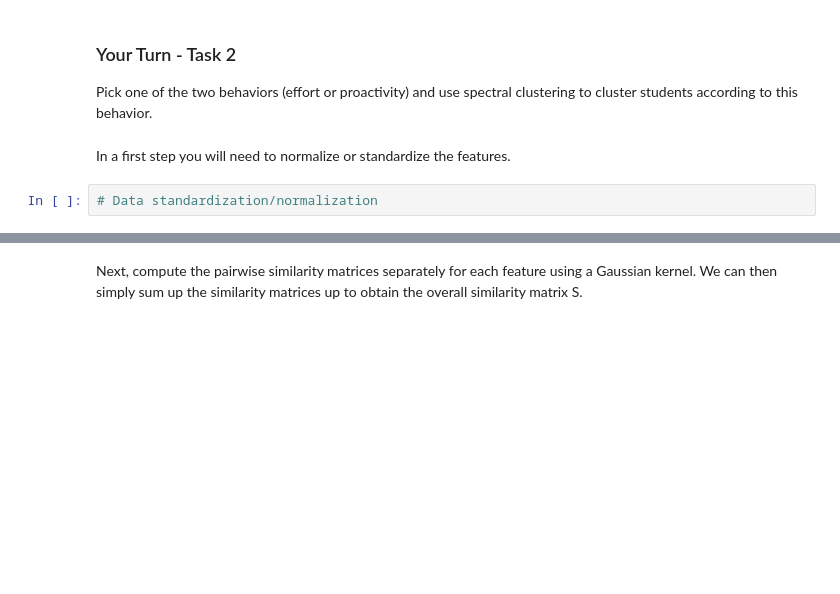
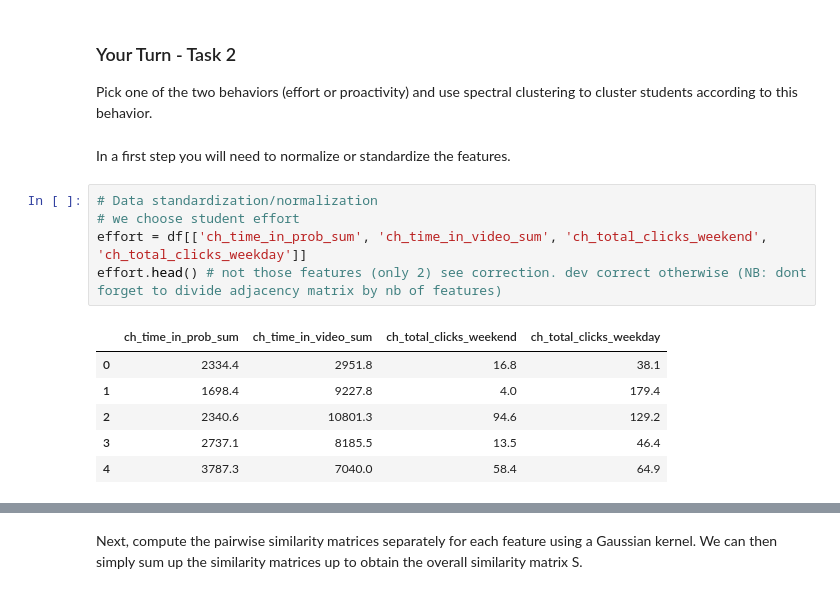
Before and after one commit to Maximelel/MLBD_course, a Jupyter notebook: lectures/week-10/10-student-version.ipynb, the cells around one changed output, grey strips where cells are left out. Drawn from its saved outputs; the diff is of its cells as text; blank space fills up the shorter version.

```diff
--- a/lectures/week-10/10-student-version.ipynb
+++ b/lectures/week-10/10-student-version.ipynb
@@ -267,3 +267,13 @@ Pick one of the two behaviors (effort or proactivity) and use spectral clusterin
 In a first step you will need to normalize or standardize the features.
 # %%
 # Data standardization/normalization
+# we choose student effort
+effort = df[['ch_time_in_prob_sum', 'ch_time_in_video_sum', 'ch_total_clicks_weekend', 'ch_total_clicks_weekday']]
+effort.head() # not those features (only 2) see correction. dev correct otherwise (NB: dont forget to divide adjacency matrix by nb of features)
+# %% [output]
+|  | ch_time_in_prob_sum | ch_time_in_video_sum | ch_total_clicks_weekend | ch_total_clicks_weekday |
+| 0 | 2334.4 | 2951.8 | 16.8 | 38.1 |
+| 1 | 1698.4 | 9227.8 | 4.0 | 179.4 |
+| 2 | 2340.6 | 10801.3 | 94.6 | 129.2 |
+| 3 | 2737.1 | 8185.5 | 13.5 | 46.4 |
+| 4 | 3787.3 | 7040.0 | 58.4 | 64.9 |
```
Also changed, not shown: parts of 11 cells of this notebook.
